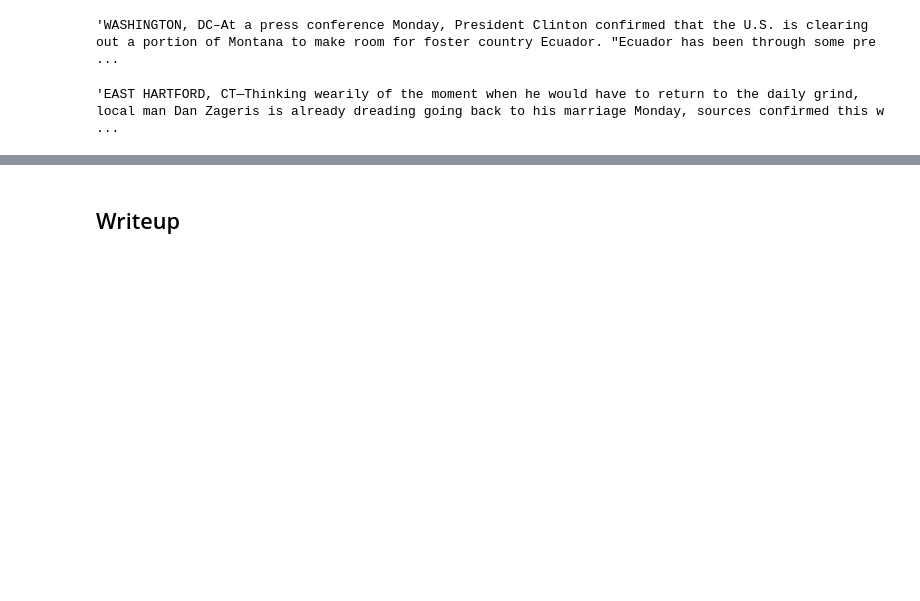
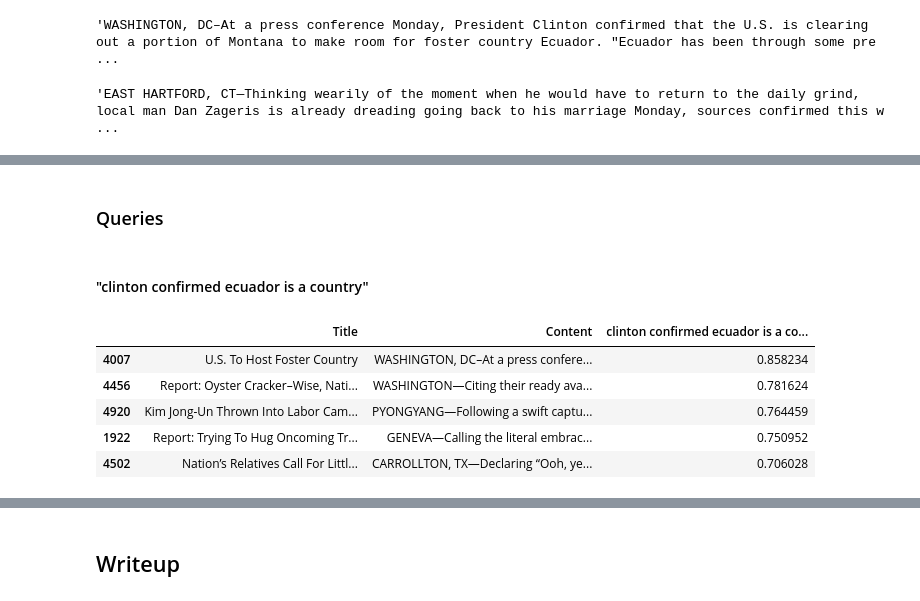
Before and after one commit to mk-imagine/SFSU-CSC620-NLT, a Jupyter notebook: hw11.ipynb, the cells around one changed output, grey strips where cells are left out. Saved outputs shown, nothing was run; the diff lists cells and outputs as text; code cells hidden in the pictures; blank space fills up the shorter version.

```diff
--- a/hw11.ipynb
+++ b/hw11.ipynb
@@ -621,0 +624,20 @@ theonion_cp_p2.loc[5592, "Content"]
+# %%
+def rank_similarity_docs(data, df, query, dict_qry):
+    cos_sim =[]
+    for doc_num in range(0 , len(data)):
+        cos_sim.append(cosine_similarity(dict_qry, df , query , doc_num).tolist())
+    return cos_sim
+# %%
+queries = ["clinton confirmed ecuador is a country", "it is burning the world a lot", "exercise more pain"]
+
+theonion_tfidf = theonion.copy()
+theonion_tfidf = theonion_tfidf.drop(["processed"], axis=1)
+for query in queries:
+    tf_idf_onion , df_onion = compute_tfidf_with_alldocs(onioncontentlist, query, tf_onion, idf_onion)
+    norm_tf_qry = compute_query_tf(query)
+    idf_dict_qry = compute_query_idf(query)
+    tfidf_dict_qry = compute_query_tfidf(query, norm_tf_qry, idf_dict_qry)
+    similarity_onion = rank_similarity_docs(onioncontentlist, df_onion, query, tfidf_dict_qry)
+    similarity_onion = np.nan_to_num(np.array(similarity_onion).flatten())
+    theonion_tfidf[query] = similarity_onion
+    print(theonion_tfidf.sort_values(by=query, ascending=False).head())
@@ -621,0 +662,11 @@ theonion_cp_p2.loc[5592, "Content"]
+# %%
+theonion_tfonly = theonion.copy()
+theonion_tfonly = theonion_tfonly.drop(["processed"], axis=1)
+for query in queries:
+    tf_onion_p2 , df_onion_p2 = compute_tf_with_alldocs_p2(onioncontentlist, query, tf_onion)
+    norm_tf_qry = compute_query_tf(query)
+    tf_dict_qry = compute_query_tf_p2(query, norm_tf_qry)
+    similarity_onion_p2 = rank_similarity_docs(onioncontentlist, df_onion_p2, query, tf_dict_qry)
+    similarity_onion_p2 = np.nan_to_num(np.array(similarity_onion_p2).flatten())
+    theonion_tfonly[query] = similarity_onion_p2
+    print(theonion_tfonly.sort_values(by=query, ascending=False).head())
@@ -621,0 +691,16 @@ theonion_cp_p2.loc[5592, "Content"]
+# %%
+tfidf_top5 = [theonion_tfidf.sort_values(by=query, ascending=False).drop(theonion_tfidf.columns.difference(["Title", "Content", query]), axis=1).head() for query in queries]
+tf_top5 = [theonion_tfonly.sort_values(by=query, ascending=False).drop(theonion_tfonly.columns.difference(["Title", "Content", query]), axis=1).head() for query in queries]
+# %% [markdown]
+### Queries
+# %% [markdown]
+#### "clinton confirmed ecuador is a country"
+# %%
+tfidf_top5[0]
+# %% [output]
+|  | Title | Content | clinton confirmed ecuador is a co... |
+| 4007 | U.S. To Host Foster Country | WASHINGTON, DC–At a press confere... | 0.858234 |
+| 4456 | Report: Oyster Cracker–Wise, Nati... | WASHINGTON—Citing their ready ava... | 0.781624 |
+| 4920 | Kim Jong-Un Thrown Into Labor Cam... | PYONGYANG—Following a swift captu... | 0.764459 |
+| 1922 | Report: Trying To Hug Oncoming Tr... | GENEVA—Calling the literal embrac... | 0.750952 |
+| 4502 | Nation’s Relatives Call For Littl... | CARROLLTON, TX—Declaring “Ooh, ye... | 0.706028 |
```
Also changed, not shown: parts of 21 cells of this notebook.
